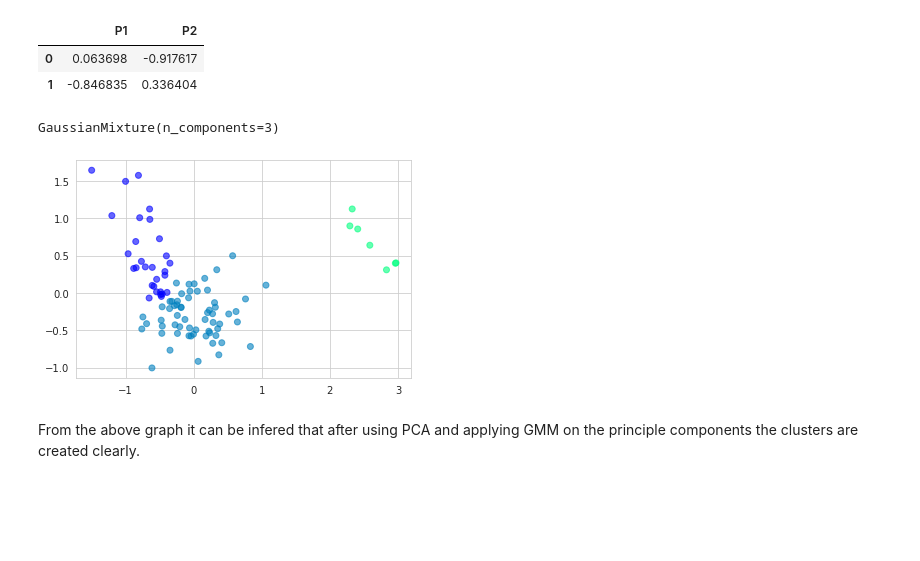
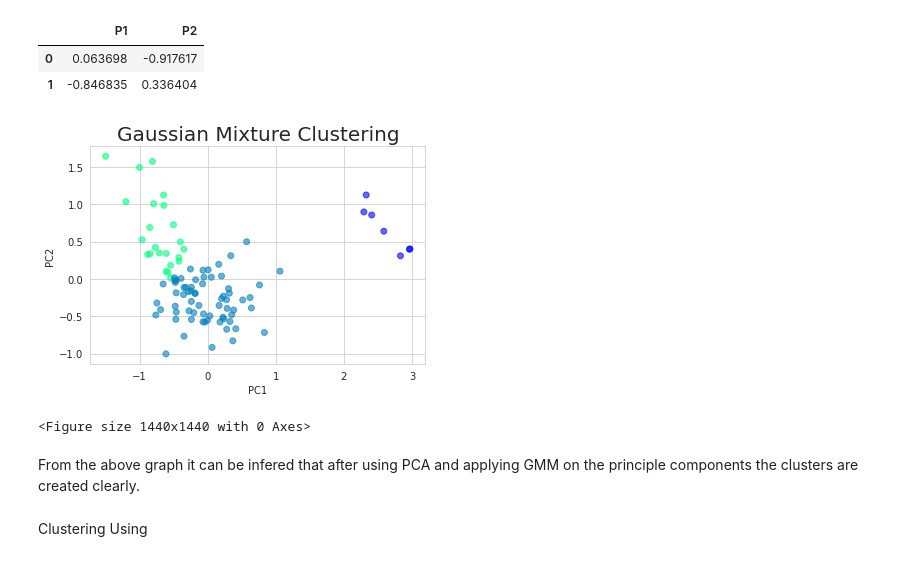
Before and after one commit to Karishma-Kuria/ML-GMM-Clustering, a Jupyter notebook: Clustering_GMM_Algo.ipynb, the cells around one changed output. Drawn from its saved outputs; the diff is of its cells as text; code cells hidden in the pictures; blank space fills up the shorter version.

```diff
--- a/Clustering_GMM_Algo.ipynb
+++ b/Clustering_GMM_Algo.ipynb
@@ -692,16 +691,22 @@ X_principal.head(2)
 | 0 | 0.063698 | -0.917617 |
 | 1 | -0.846835 | 0.336404 |
 # %%
-gmm = GaussianMixture(n_components = 3)
-gmm.fit(X_principal)
+gmm = GaussianMixture(n_components = 3, covariance_type="full", random_state=0)
+gmm = gmm.fit(X_principal)
+labels_gmm = gmm.predict(X_principal)
-# %% [output]
-GaussianMixture(n_components=3)
 # %%
 # Visualizing the clustering
 plot.scatter(X_principal['P1'], X_principal['P2'],
-           c = GaussianMixture(n_components = 3).fit_predict(X_principal), cmap =plot.cm.winter, alpha = 0.6)
+            c =labels_gmm, cmap =plot.cm.winter, alpha = 0.6)
+plot.xlabel('PC1')
+plot.ylabel('PC2')
+plot.title('Gaussian Mixture Clustering', fontsize=20)
+plot.figure(figsize=(20,20))
 plot.show()
 # %% [output]
-[figure, old version]
+[figure, new version]
+<Figure size 1440x1440 with 0 Axes>
 # %% [markdown]
 From the above graph it can be infered that after using PCA and applying GMM on the principle components the clusters are created clearly.
+# %% [markdown]
+Clustering Using
```
Also changed, not shown: parts of 1 cell of this notebook.
